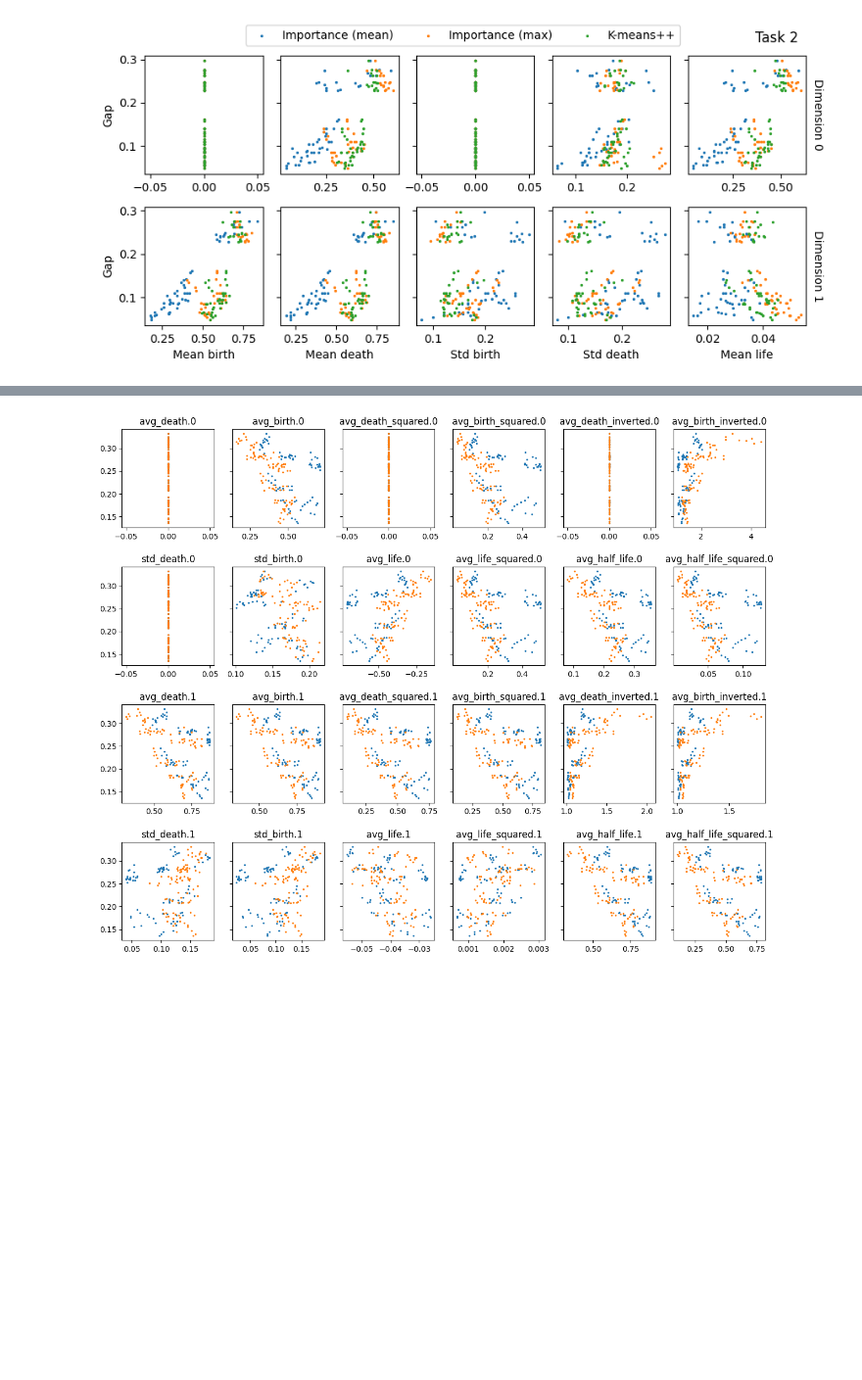
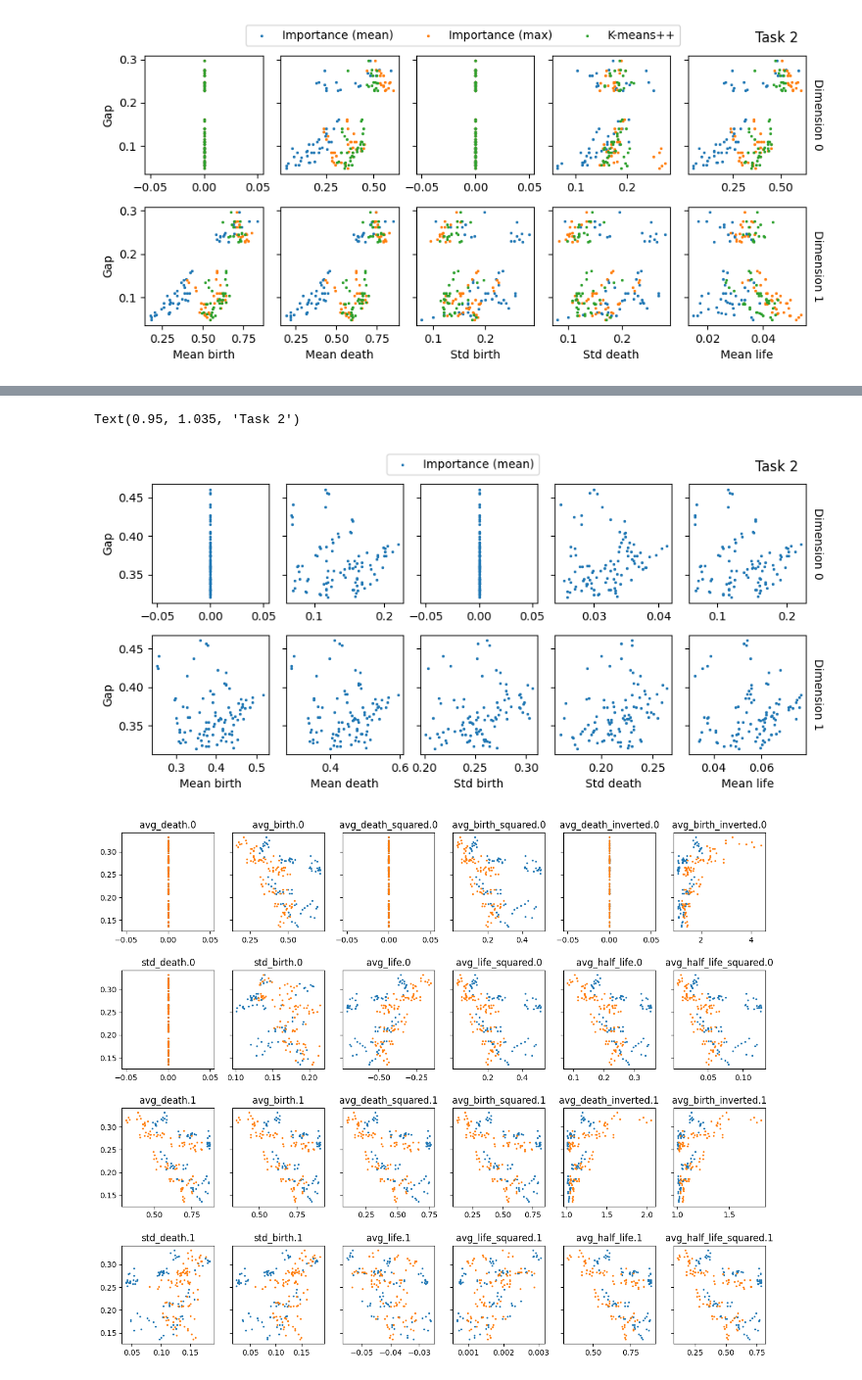
Before and after one commit to carpelli/tfm, a Jupyter notebook: tfm/notebooks/scatter.ipynb, the cells around one changed output, grey strips where cells are left out. Shown at 98% size. Cells and saved outputs as stored; diff of their text form; code cells hidden in the pictures; blank space fills up the shorter version.

```diff
--- a/tfm/notebooks/scatter.ipynb
+++ b/tfm/notebooks/scatter.ipynb
@@ -61,3 +61,10 @@ Text(0.95, 1.035, 'Task 2')
+# %%
+fig, _ = scatter_sampler_part(4, ['AvgImportance'], [0,1,6,7,8],
+	f_names=['Mean birth', 'Mean death', 'Std birth', 'Std death', 'Mean life'])
+fig.suptitle('Task 2', ha='right', x=0.95, y=1.035)
+# %% [output]
+Text(0.95, 1.035, 'Task 2')
+[figure, added]
 # %%
 def scatter_sampler(task, samplers, fig=None, axs=None):
 	Xs = []
```
Also changed, not shown: parts of 1 cell of this notebook, 4 other files.
